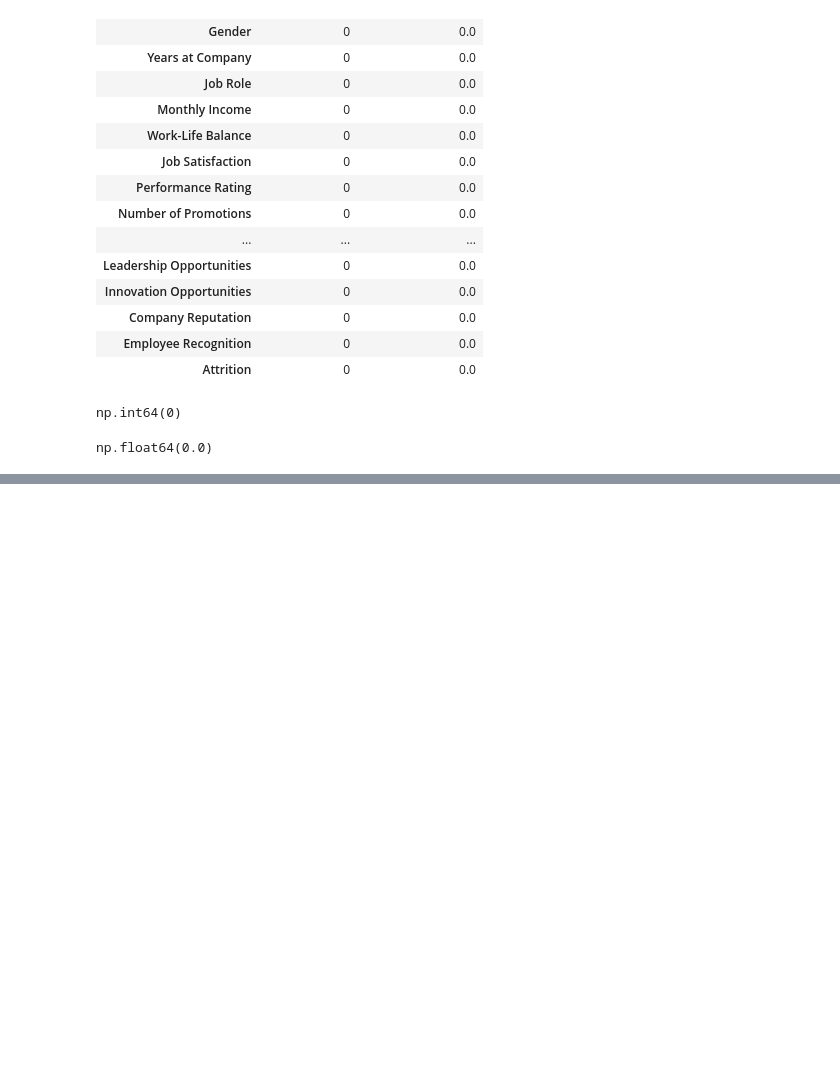
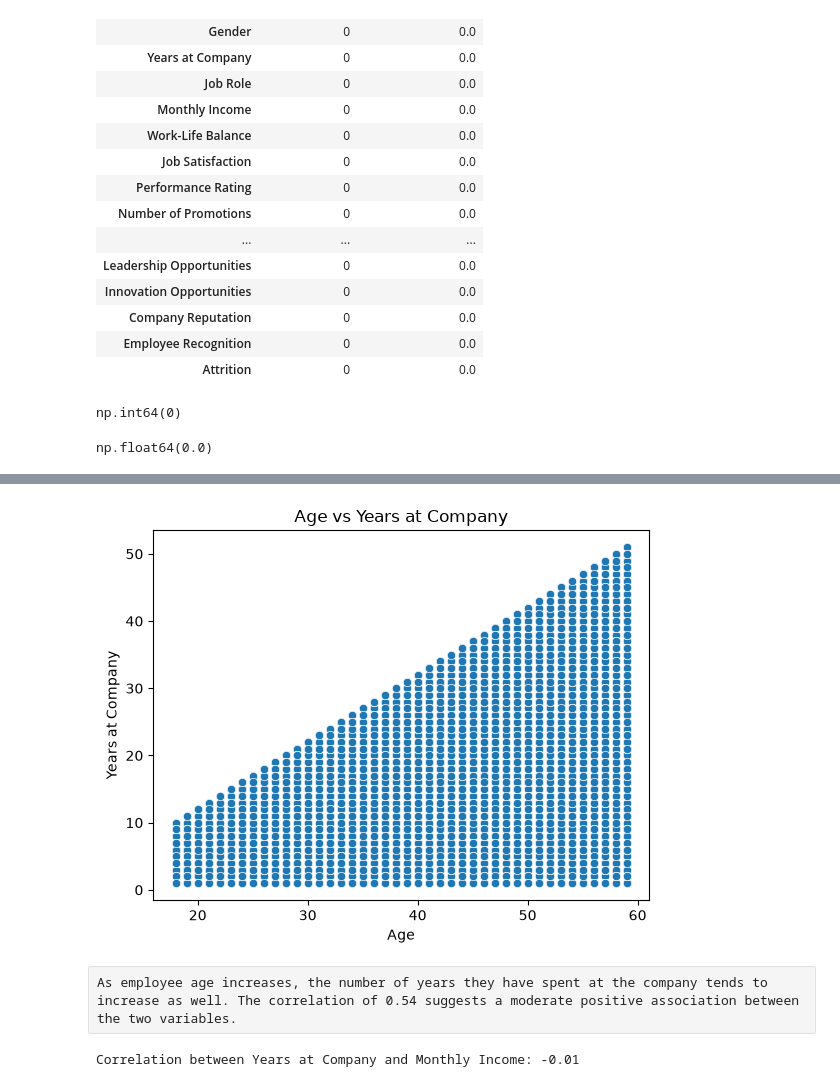
Before and after one commit to abhiraj12345678/Employee-Attrition-EDA, a Jupyter notebook: EDA/Employee Attrition project.ipynb, the cells around one changed output, grey strips where cells are left out. Cells and saved outputs as stored; diff of their text form; code cells hidden in the pictures; blank space fills up the shorter version.

```diff
--- a/EDA/Employee Attrition project.ipynb
+++ b/EDA/Employee Attrition project.ipynb
@@ -1487,0 +1859,26 @@ Overall, the dataset contains both relatively balanced variables and highly imba
+# %%
+sns.scatterplot(
+    data=df,
+    x='Age',
+    y='Years at Company'
+)
+
+plt.title('Age vs Years at Company')
+plt.xlabel('Age')
+plt.ylabel('Years at Company')
+plt.show()
+# %% [output]
+[figure, added]
+# %% [raw]
+As employee age increases, the number of years they have spent at the company tends to increase as well. The correlation of 0.54 suggests a moderate positive association between the two variables.
+# %%
+# What is the relationship between Years at Company and Monthly Income?
+
+correlation = df['Years at Company'].corr(df['Monthly Income'])
+
+print(
+    "Correlation between Years at Company and Monthly Income:",
+    round(correlation, 2)
+)
+# %% [output]
+Correlation between Years at Company and Monthly Income: -0.01
```
Also changed, not shown: parts of 330 cells of this notebook.
